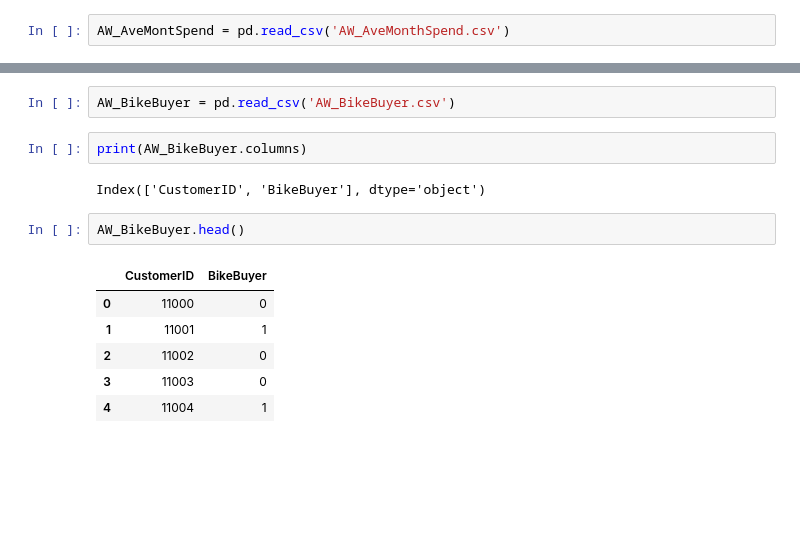
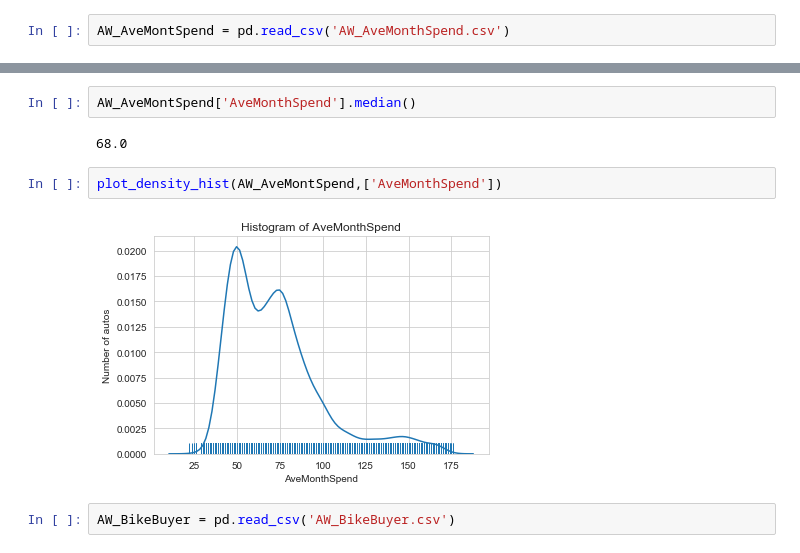
Before and after one commit to yenwel/Principles-of-Machine-Learning-Python, a Jupyter notebook: Final Exam/FinalExamNotebook.ipynb, the cells around one changed output, grey strips where cells are left out. Saved outputs shown, nothing was run; the diff lists cells and outputs as text; blank space fills up the shorter version.

```diff
--- a/Final Exam/FinalExamNotebook.ipynb
+++ b/Final Exam/FinalExamNotebook.ipynb
@@ -64,15 +156,10 @@ AW_AveMontSpend.head()
+# %%
+AW_AveMontSpend['AveMonthSpend'].median()
+# %% [output]
+68.0
+# %%
+plot_density_hist(AW_AveMontSpend,['AveMonthSpend'])
+# %% [output]
+[figure, added]
 # %%
 AW_BikeBuyer = pd.read_csv('AW_BikeBuyer.csv')
-# %%
-print(AW_BikeBuyer.columns)
-# %% [output]
-Index(['CustomerID', 'BikeBuyer'], dtype='object')
-# %%
-AW_BikeBuyer.head()
-# %% [output]
-|  | CustomerID | BikeBuyer |
-| 0 | 11000 | 0 |
-| 1 | 11001 | 1 |
-| 2 | 11002 | 0 |
-| 3 | 11003 | 0 |
-| 4 | 11004 | 1 |
```
Also changed, not shown: parts of 12 cells of this notebook.
